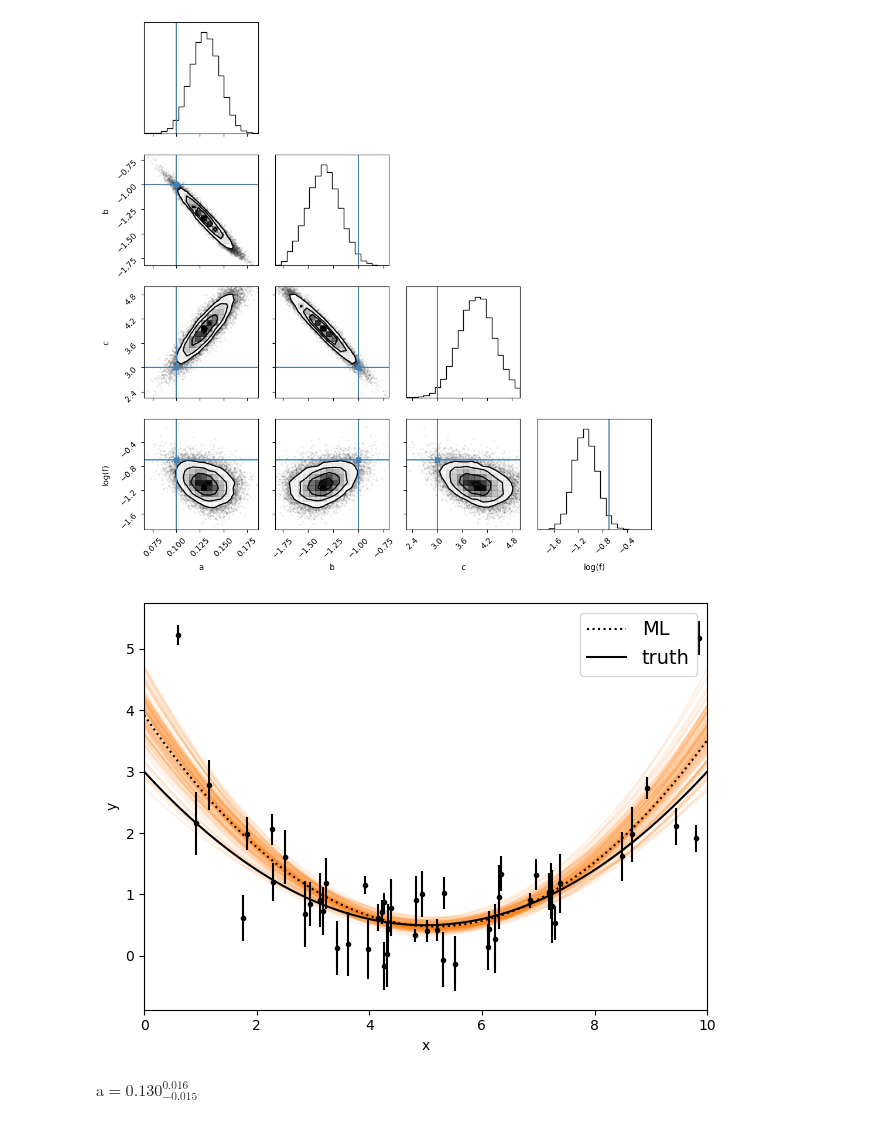
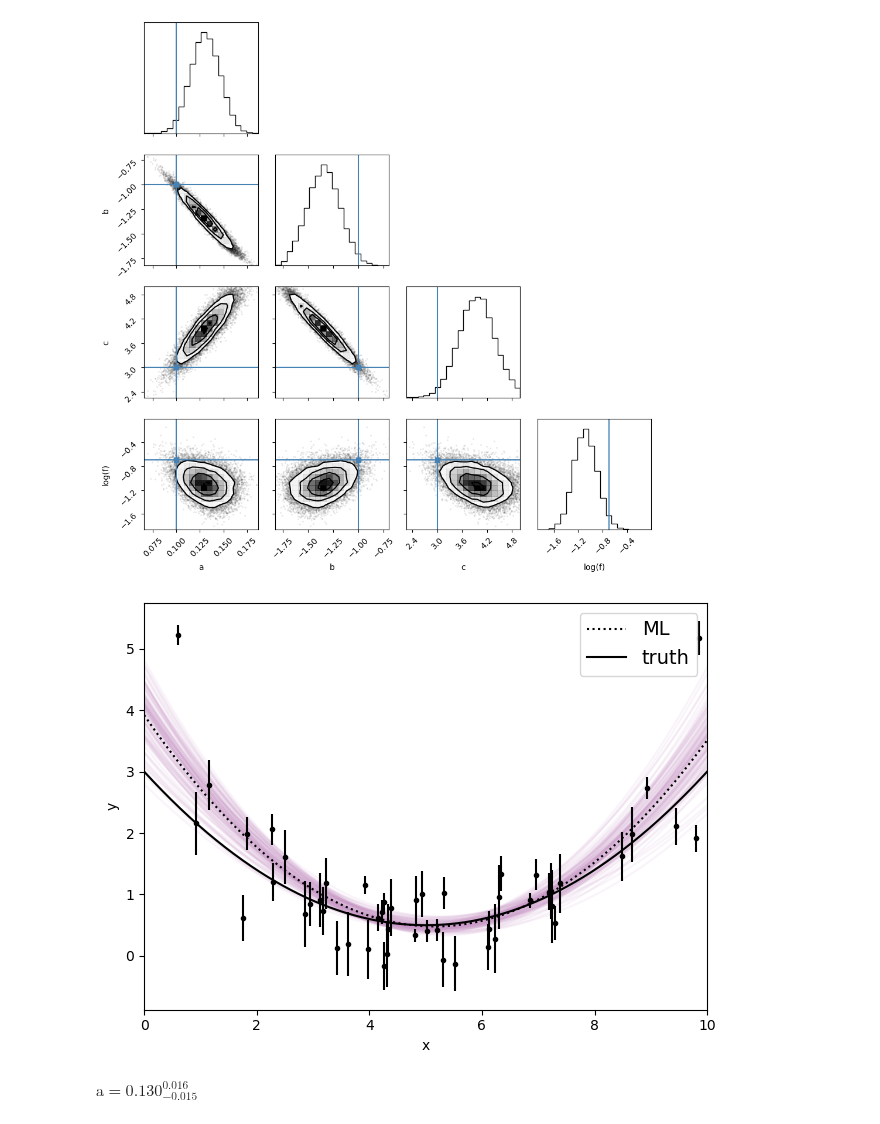
Before and after one commit to bKeungAuyeung/MSTA-HW4, a Jupyter notebook: bAuyeung_L4_MSTA.ipynb, the cells around one changed output. Saved outputs shown, nothing was run; the diff lists cells and outputs as text; code cells hidden in the pictures.

```diff
--- a/bAuyeung_L4_MSTA.ipynb
+++ b/bAuyeung_L4_MSTA.ipynb
@@ -569,20 +551,20 @@ plt.tight_layout()
 # %%
 inds = np.random.randint(len(flat_samples), size=100)
 for ind in inds:
     sample = flat_samples[ind]
-    plt.plot(x0, np.dot(np.vander(x0, 3), sample[:3]), "C1", alpha=0.1)
+    plt.plot(x0, np.dot(np.vander(x0, 3), sample[:3]), color = "#c994c7", alpha=0.1)
 plt.errorbar(x, y, yerr=yerr, fmt=".k", capsize=0)
 plt.plot(x0, np.dot(np.vander(x0, 3), [a_ml, b_ml, c_ml]), ":k", label="ML")
 plt.plot(x0, a_true * x0**2 + b_true * x0 + c_true, "k", label="truth")
 plt.legend(fontsize=14)
 plt.xlim(0, 10)
 plt.xlabel("x")
 plt.ylabel("y");
 
 # Show the figure
 plt.tight_layout()
 # %% [output]
-[figure, old version]
+[figure, new version]
 # %%
 from IPython.display import display, Math
 
```
Also changed, not shown: parts of 5 cells of this notebook, 2 other files.
